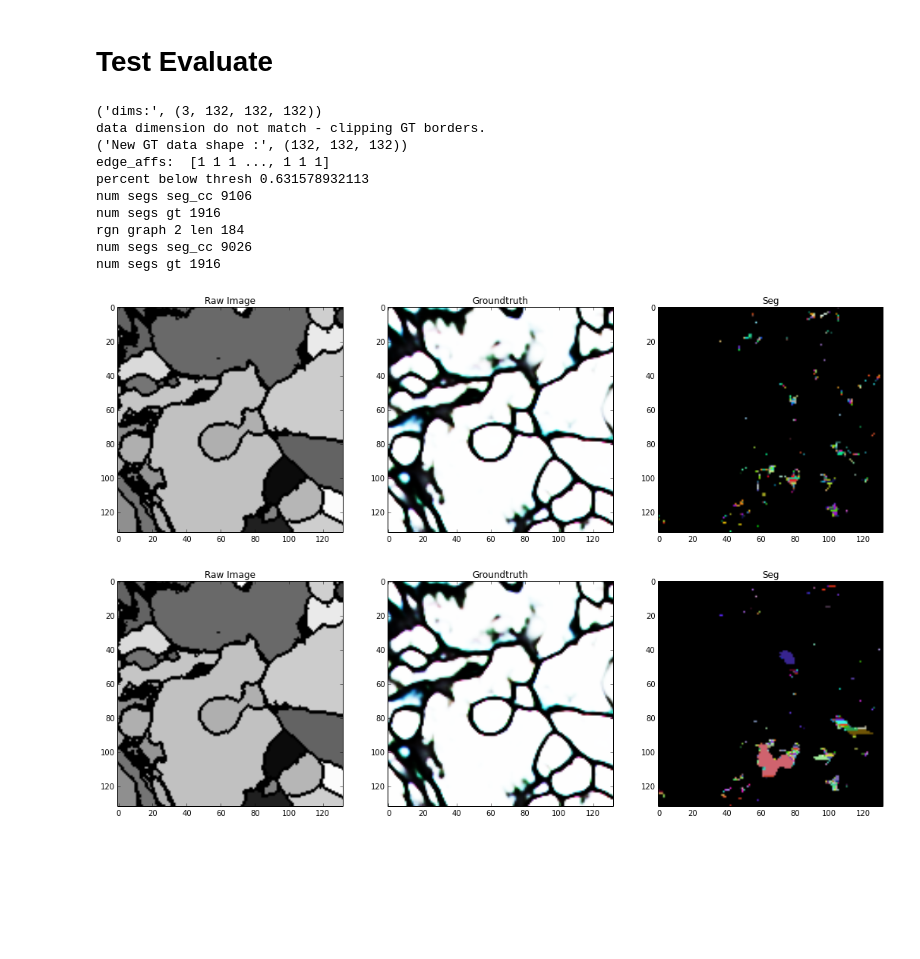
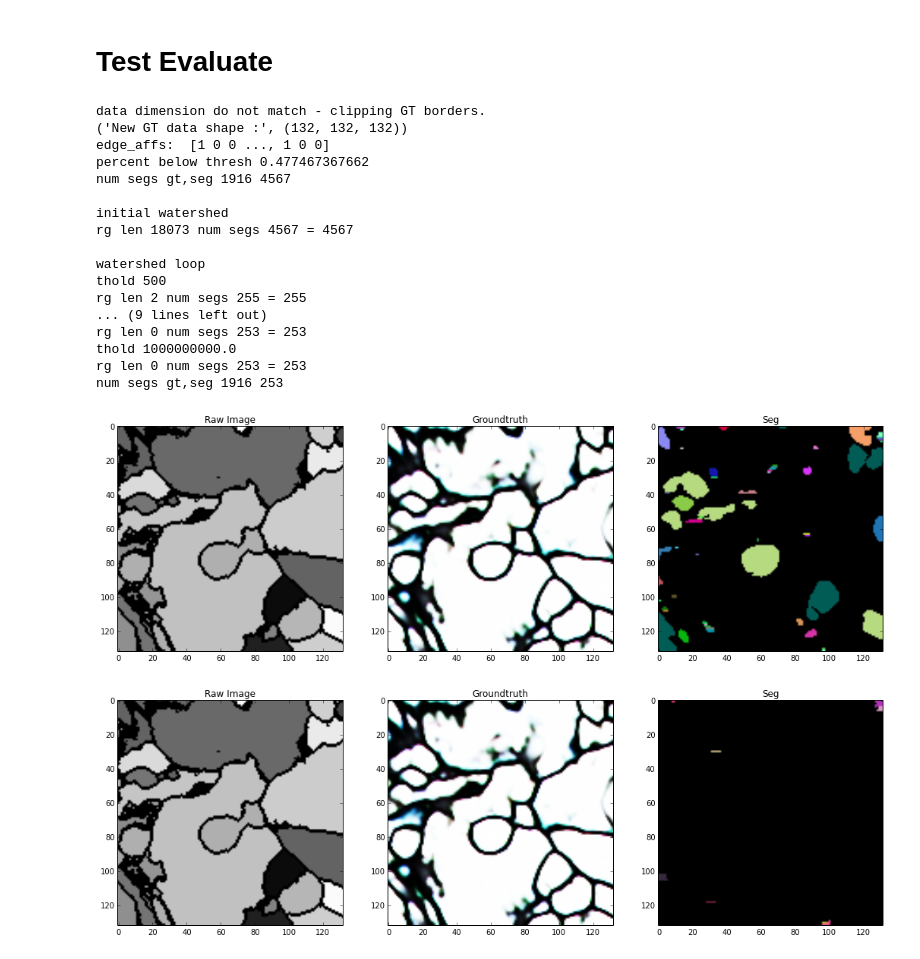
Before and after one commit to csinva/conv-net-scripts, a Jupyter notebook: test_module.ipynb, the cells around one changed output. Drawn from its saved outputs; the diff is of its cells as text; code cells hidden in the pictures; blank space fills up the shorter version.

```diff
--- a/test_module.ipynb
+++ b/test_module.ipynb
@@ -116,7 +116,9 @@ from visualization.visualize_funcs import *
 path_to_folder = '/Users/chandansingh/drive/janelia/conv_net_scripts/'
 path_to_data = path_to_folder + 'data/'
 
-threshes = [500, 1000, 2000]  # for i in range(1,6)]+[i*20000 for i in range(2,16)] # 100...1,000...100,000
+
+threshes = [500, 1000, 2000, 10000, 20000, 1e6,
+            1e9]  # for i in range(1,6)]+[i*20000 for i in range(2,16)] # 100...1,000...100,000
 iters = [10000]
 strs = ["2"]
 hdf5_gt_file = path_to_data + 'groundtruth_seg_thick.h5'  # /groups/turaga/home/turagas/data/FlyEM/fibsem_medulla_7col/tstvol-520-1-h5/groundtruth_seg_thick.h5'
@@ -133,50 +135,53 @@ aff = np.asarray(hdf5_aff[hdf5_aff.keys()[0]], dtype='float32')
 aff = aff[:, p_small:(-1 * p_small), p_small:(-1 * p_small), p_small:(-1 * p_small)]
 
 dims = np.array(aff.shape, dtype='uint32')
-print('dims:', aff.shape)
-
 # trim gt data - only works for perfect cubes
 gt_data_dimension = gt.shape[0]
 data_dimension = aff.shape[1]
 if gt_data_dimension != data_dimension:
     print("data dimension do not match - clipping GT borders.")
     padding = (gt_data_dimension - data_dimension) / 2
     gt = gt[padding:(-1 * padding), padding:(-1 * padding), padding:(-1 * padding)]
     print("New GT data shape :", gt.shape)
 
 nhood = tw.mknhood3d(1)
 node1, node2, edge_affs = tw.affgraph_to_edgelist(aff, nhood)
 node1 = np.array(node1, dtype='int32')
 node2 = np.array(node2, dtype='int32')
-THRESH = .9999  # higher is more connected
+THRESH = .999  # higher is more connected
 # print node1[0:40]
 # print node2[0:40]
-edge_affs_thresh = np.array(edge_affs <= THRESH, dtype='int32')
+edge_affs_thresh = 1-np.array(edge_affs <= THRESH, dtype='int32')
 print "edge_affs: ", edge_affs_thresh
 print "percent below thresh", sum(edge_affs <= THRESH) / float(len(edge_affs))
 seg_cc, _ = tw.connected_components(int(np.size(gt)), node1, node2, edge_affs_thresh)
-print "num segs seg_cc", max(seg_cc.flatten())
-print "num segs gt", max(gt.flatten())
 # seg_cc = gt
-seg, seg_sizes = tw.marker_watershed(seg_cc.flatten(), node1, node2, edge_affs)
-# print "output_seg_len", len(seg_sizes)
-print "num segs seg_cc", max(seg.flatten())
-print "num segs gt", max(gt.flatten())
+# seg_cc = np.zeros(gt.shape,dtype='int32')
+print "num segs gt,seg", max(gt.flatten()),max(seg_cc.flatten())
+seg, seg_sizes = tw.marker_watershed(seg_cc.flatten(), node1, node2, edge_affs, threshes)
+print "num segs gt,seg", max(gt.flatten()),max(seg.flatten())
 seg = seg.reshape(gt.shape)
 
 aff = aff.transpose(1, 2, 3, 0)
 display_arbitrary_seg(gt, aff, seg_cc.reshape(gt.shape))
 display_arbitrary_seg(gt, aff, seg)
 # %% [output]
-('dims:', (3, 132, 132, 132))
 data dimension do not match - clipping GT borders.
 ('New GT data shape :', (132, 132, 132))
-edge_affs:  [1 1 1 ..., 1 1 1]
-percent below thresh 0.631578932113
-num segs seg_cc 9106
-num segs gt 1916
-rgn graph 2 len 184
-num segs seg_cc 9026
-num segs gt 1916
+edge_affs:  [1 0 0 ..., 1 0 0]
+percent below thresh 0.477467367662
+num segs gt,seg 1916 4567
+
+initial watershed
+rg len 18073 num segs 4567 = 4567
+
+watershed loop
+thold 500
+rg len 2 num segs 255 = 255
+... (9 lines left out)
+rg len 0 num segs 253 = 253
+thold 1000000000.0
+rg len 0 num segs 253 = 253
+num segs gt,seg 1916 253
-[figure, old version]
+[figure, new version]
-[figure, old version]
+[figure, new version]
```
Also changed, not shown: 1 other file.
